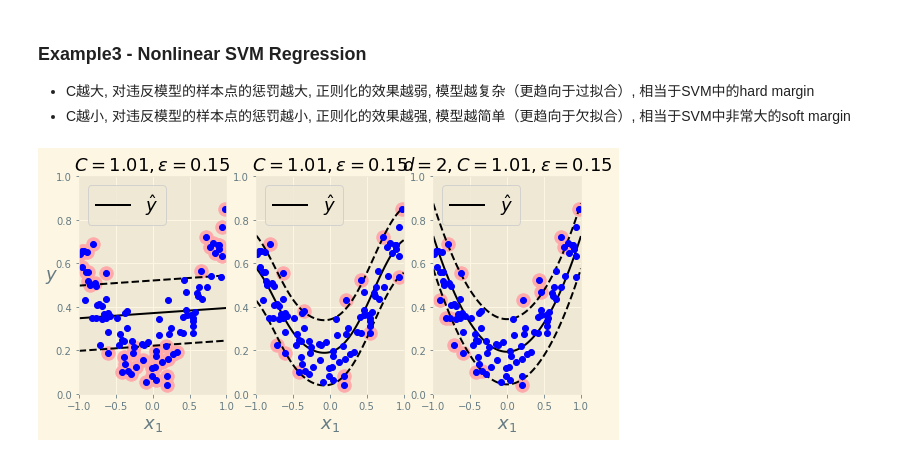
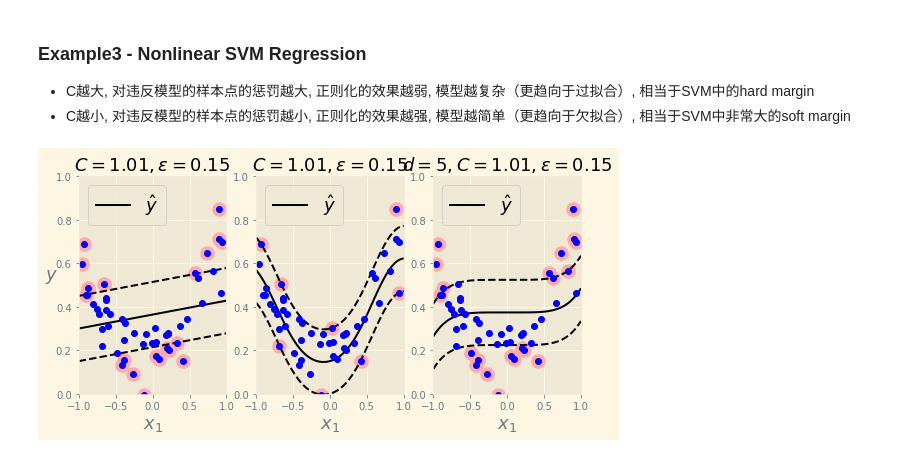
Before and after one commit to vcfriend/python-demo, a Jupyter notebook: scikit-learn/svm/code/SVM/SVR.ipynb, the cells around one changed output. Drawn from its saved outputs; the diff is of its cells as text; code cells hidden in the pictures.

```diff
--- a/scikit-learn/svm/code/SVM/SVR.ipynb
+++ b/scikit-learn/svm/code/SVM/SVR.ipynb
@@ -108,6 +108,11 @@ The soft  loss setting corresponds for a linear SVR
 软间隔损失设置对应线性SVR
 ![alt text](The-soft-margin-loss-setting-for-a-linear-SVM.png "svm")
 # %%
+np.random.seed(42)
+m = 50
+X = 2 * np.random.rand(m, 1)
+y = (4 + 3 * X + np.random.randn(m, 1)).ravel()  # 将多维数组降为一维
+
 svm_reg1 = LinearSVR(epsilon=1.5, random_state=42)
 svm_reg2 = LinearSVR(epsilon=0.5, random_state=42)
 svm_reg1.fit(X, y)
@@ -124,4 +129,5 @@ svm_reg2.support_ = find_support_vectors(svm_reg2, X, y)
 eps_x1 = 1
 eps_y_pred = svm_reg1.predict([[eps_x1]])
 eps_y_pred
+svm_reg2.support_
 # %% [output]
@@ -129,11 +151,11 @@ array([6.52640746])
 # %%
 def plot_svm_regression(svm_reg, X, y, axes):
-    x1s = np.linspace(axes[0], axes[1], 100).reshape(100, 1)
+    x1s = np.linspace(axes[0], axes[1], len(y)).reshape(len(y), 1)
     y_pred = svm_reg.predict(x1s)
     plt.plot(x1s, y_pred, "k-", linewidth=2, label=r"$\hat{y}$")  # 预测的回归线
     plt.plot(x1s, y_pred + svm_reg.epsilon, "k--")  # 回归线向上平移epsilon
     plt.plot(x1s, y_pred - svm_reg.epsilon, "k--")  # 回归线向下平移epsilon
-    plt.scatter(X[svm_reg.support_], y[svm_reg.support_], s=180, facecolors='#FFAAAA')
+    plt.scatter(X[svm_reg.support_], y[svm_reg.support_], s=100, facecolors='#FFAAAA')
     plt.plot(X, y, "bo")
     plt.xlabel(r"$x_1$", fontsize=18)
     plt.legend(loc="upper left", fontsize=18)
@@ -164,33 +186,33 @@ plt.show()
 - C越小, 对违反模型的样本点的惩罚越小, 正则化的效果越强, 模型越简单（更趋向于欠拟合）, 相当于SVM中非常大的soft margin
 # %%
 np.random.seed(42)
-m = 100
+m = 50
 X = 2 * np.random.rand(m, 1) - 1
 y = (0.2 + 0.1 * X + 0.5 * X**2 + np.random.randn(m, 1)/10).ravel()
 # %%
 from sklearn.svm import SVR
 
-svm_reg1 = SVR(kernel="linear", degree=5, C=1.01, epsilon=0.15)
+svm_reg1 = SVR(kernel="linear", C=1.01, epsilon=0.15)
 svm_reg2 = SVR(kernel="rbf", C=1.01, epsilon=0.15)
-svm_reg3 = SVR(kernel="poly", degree=2, C=1.01, epsilon=0.15)
+svm_reg3 = SVR(kernel="poly", degree=5, C=1.01, epsilon=0.15)
 svm_reg1.fit(X, y)
 svm_reg2.fit(X, y)
 svm_reg3.fit(X, y)
 
 
 
 plt.figure(figsize=(9, 4))
 plt.subplot(131)
 plot_svm_regression(svm_reg1, X, y, [-1, 1, 0, 1])
 plt.title(r"$C={}, \epsilon = {}$".format(svm_reg1.C, svm_reg1.epsilon), fontsize=18)
 plt.ylabel(r"$y$", fontsize=18, rotation=0)
 plt.subplot(132)
 plot_svm_regression(svm_reg2, X, y, [-1, 1, 0, 1])
 plt.title(r"$C={}, \epsilon = {}$".format(svm_reg2.C, svm_reg2.epsilon), fontsize=18)
 plt.subplot(133)
 plot_svm_regression(svm_reg3, X, y, [-1, 1, 0, 1])
 plt.title(r"$d={}, C={}, \epsilon = {}$".format(svm_reg3.degree, svm_reg3.C, svm_reg3.epsilon), fontsize=18)
 # save_fig("svm_with_polynomial_kernel_plot")
 plt.show()
 # %% [output]
-[figure, old version]
+[figure, new version]
```
Also changed, not shown: parts of 4 cells of this notebook, 8 other files.
